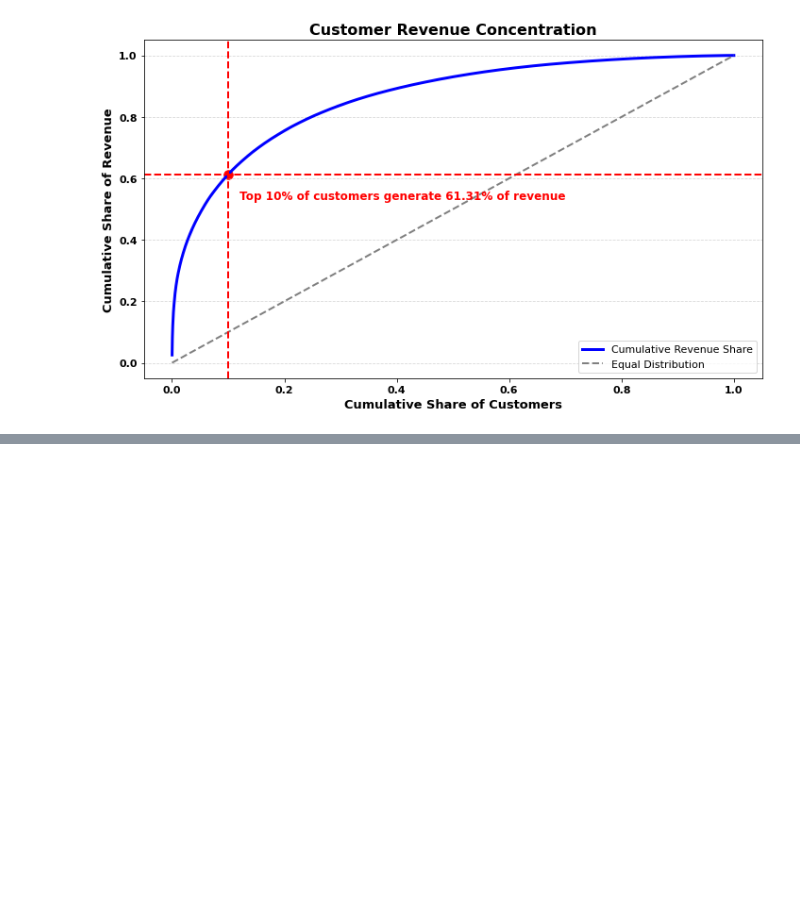
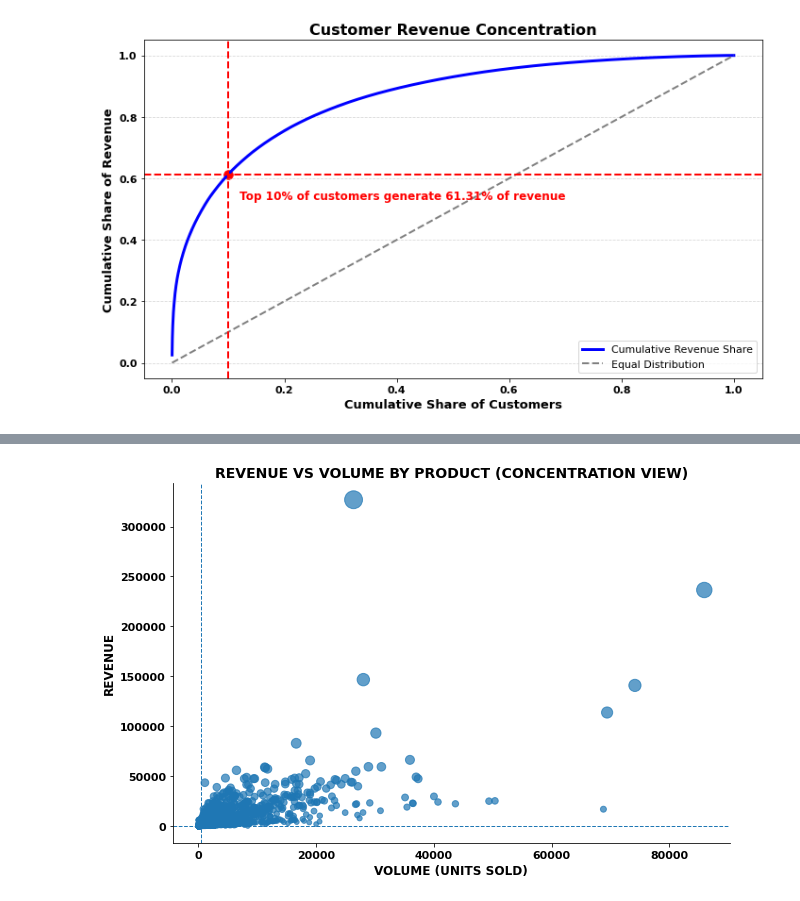
Before and after one commit to jarviscanada/jarvis_data_eng_Tennyson, a Jupyter notebook: python_data_analytics/python_data_wrangling/V2.ipynb, the cells around one changed output, grey strips where cells are left out. Drawn from its saved outputs; the diff is of its cells as text; code cells hidden in the pictures; blank space fills up the shorter version.

```diff
--- a/python_data_analytics/python_data_wrangling/V2.ipynb
+++ b/python_data_analytics/python_data_wrangling/V2.ipynb
@@ -568,0 +811,61 @@ plt.show()
+# %%
+# KPI 10: Revenue vs Volume Concentration (Product Mix Risk)
+
+product_mix = (
+    df_structural
+    .dropna(subset=["description"])
+    .assign(product=lambda df: df["description"].str.strip().str.upper())
+    .groupby("product", as_index=False)
+    .agg(
+        revenue=("net_revenue", "sum"),
+        volume=("quantity", "sum")
+    )
+)
+
+# Median reference lines
+median_revenue = product_mix["revenue"].median()
+median_volume = product_mix["volume"].median()
+
+# Scatter plot
+fig, ax = plt.subplots(figsize=(9, 6))
+
+ax.scatter(
+    product_mix["volume"],
+    product_mix["revenue"],
+    s=(product_mix["revenue"] / product_mix["revenue"].max()) * 300 + 20,
+    alpha=0.7
+)
+
+# Median lines
+ax.axhline(median_revenue, linestyle="--", linewidth=1)
+ax.axvline(median_volume, linestyle="--", linewidth=1)
+
+# Titles & labels (bold)
+ax.set_title(
+    "REVENUE VS VOLUME BY PRODUCT (CONCENTRATION VIEW)",
+    fontsize=14,
+    fontweight="bold"
+)
+ax.set_xlabel(
+    "VOLUME (UNITS SOLD)",
+    fontsize=12,
+    fontweight="bold"
+)
+ax.set_ylabel(
+    "REVENUE",
+    fontsize=12,
+    fontweight="bold"
+)
+
+# Keep only X & Y axes
+ax.spines["top"].set_visible(False)
+ax.spines["right"].set_visible(False)
+
+ax.tick_params(axis="both", labelsize=11)
+for label in ax.get_xticklabels() + ax.get_yticklabels():
+    label.set_fontweight("bold")
+
+plt.tight_layout()
+plt.show()
+# %% [output]
+[figure, added]
```
Also changed, not shown: parts of 10 cells of this notebook, 10 other files.
